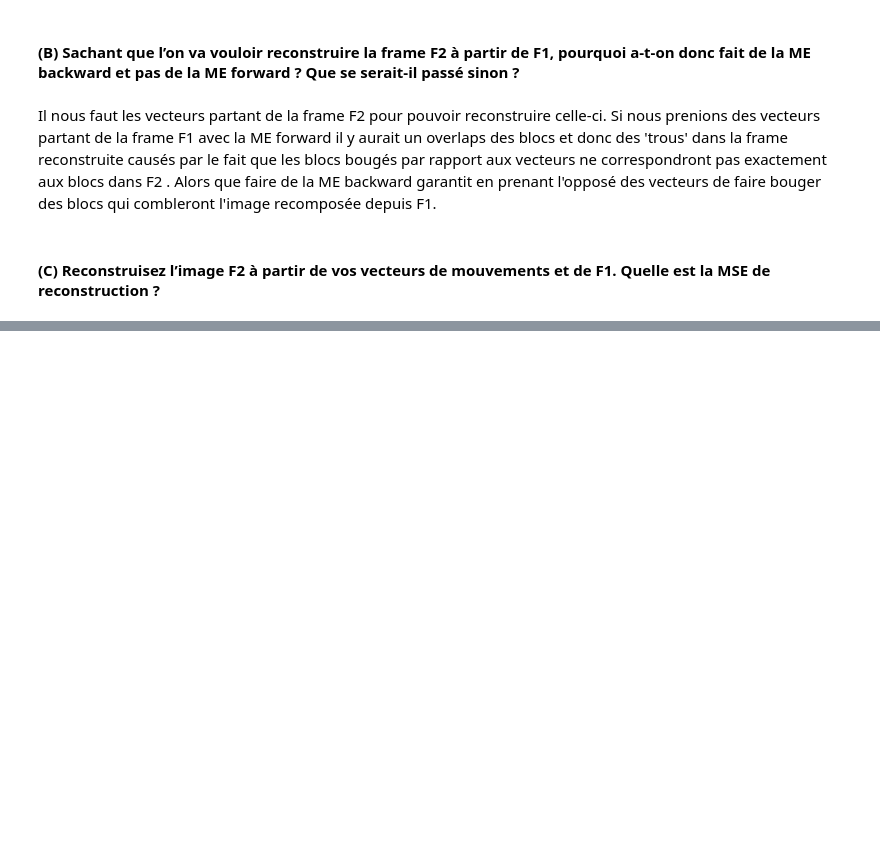
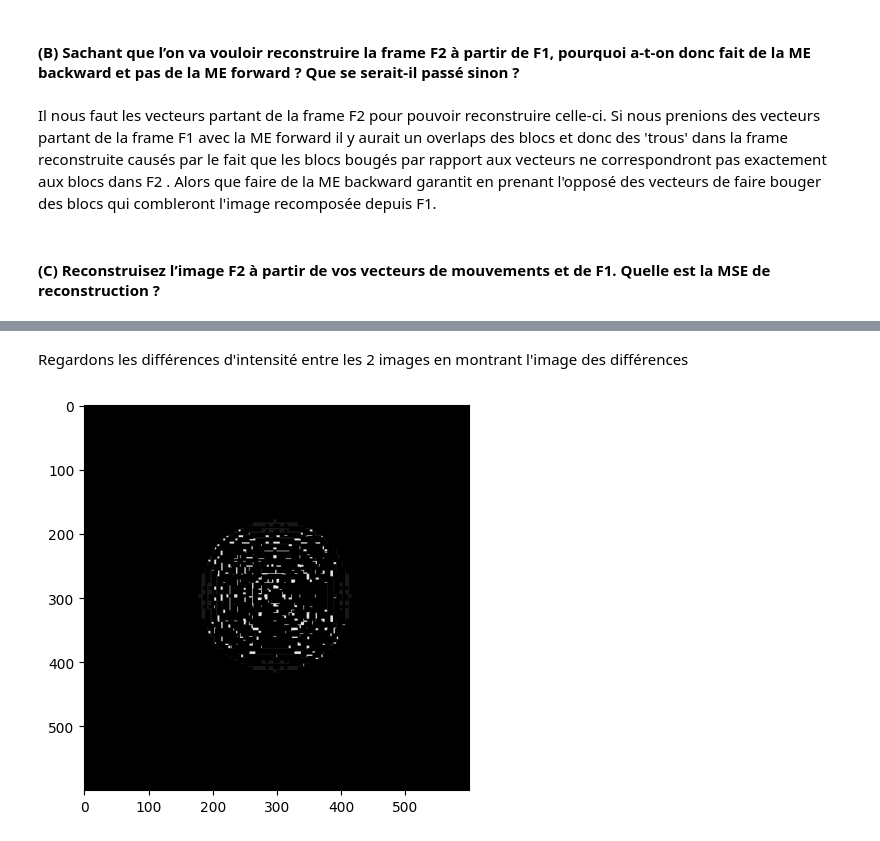
Before and after one commit to Coartix/VIdeoProcessing, a Jupyter notebook: Motion Compensation.ipynb, the cells around one changed output, grey strips where cells are left out. Cells and saved outputs as stored; diff of their text form; code cells hidden in the pictures; blank space fills up the shorter version.

```diff
--- a/Motion Compensation.ipynb
+++ b/Motion Compensation.ipynb
@@ -140,3 +135,18 @@ plt.show()
 Il nous faut les vecteurs partant de la frame F2 pour pouvoir reconstruire celle-ci. Si nous prenions des vecteurs partant de la frame F1 avec la ME forward il y aurait un overlaps des blocs et donc des 'trous' dans la frame reconstruite causés par le fait que les blocs bougés par rapport aux vecteurs ne correspondront pas exactement aux blocs dans F2 . Alors que faire de la ME backward garantit en prenant l'opposé des vecteurs de faire bouger des blocs qui combleront l'image recomposée depuis F1.
 # %% [markdown]
 #### (C) Reconstruisez l’image F2 à partir de vos vecteurs de mouvements et de F1. Quelle est la MSE de reconstruction ?
+# %%
+def compensation(vectors, img1, BLOCK_LEN):
+    '''
+        Compensate the image 2 from image 1 using the movement vectors
+    '''
+    # Create a new image
+    compensated = np.zeros((img1.height, img1.width, 3), dtype=np.uint8)
+    # Loop through all the pixels
+    for y in range(BLOCK_LEN//2, img1.height, BLOCK_LEN):
+        for x in range(BLOCK_LEN//2, img1.width, BLOCK_LEN):
+            compensated[y-BLOCK_LEN//2:y+BLOCK_LEN//2, x-BLOCK_LEN//2:x+BLOCK_LEN//2] = img1.img[
+                y+vectors[y, x, 1]-BLOCK_LEN//2:y+vectors[y, x, 1]+BLOCK_LEN//2,
+                x+vectors[y, x, 0]-BLOCK_LEN//2:x+vectors[y, x, 0]+BLOCK_LEN//2
+            ]
+    return compensated
@@ -142,0 +195,15 @@ Il nous faut les vecteurs partant de la frame F2 pour pouvoir reconstruire celle
+# %% [markdown]
+Regardons les différences d'intensité entre les 2 images en montrant l'image des différences
+# %%
+# Difference between img2 and img2_compensated
+diff = img2.img - img2_compensated
+
+# Create a new figure
+fig, ax = plt.subplots(1, 1, figsize=(5, 5))
+
+# Draw the difference
+ax.imshow(cv2.cvtColor(diff, cv2.COLOR_BGR2RGB))
+
+plt.show()
+# %% [output]
+[figure, added]
```
Also changed, not shown: parts of 25 cells of this notebook.
